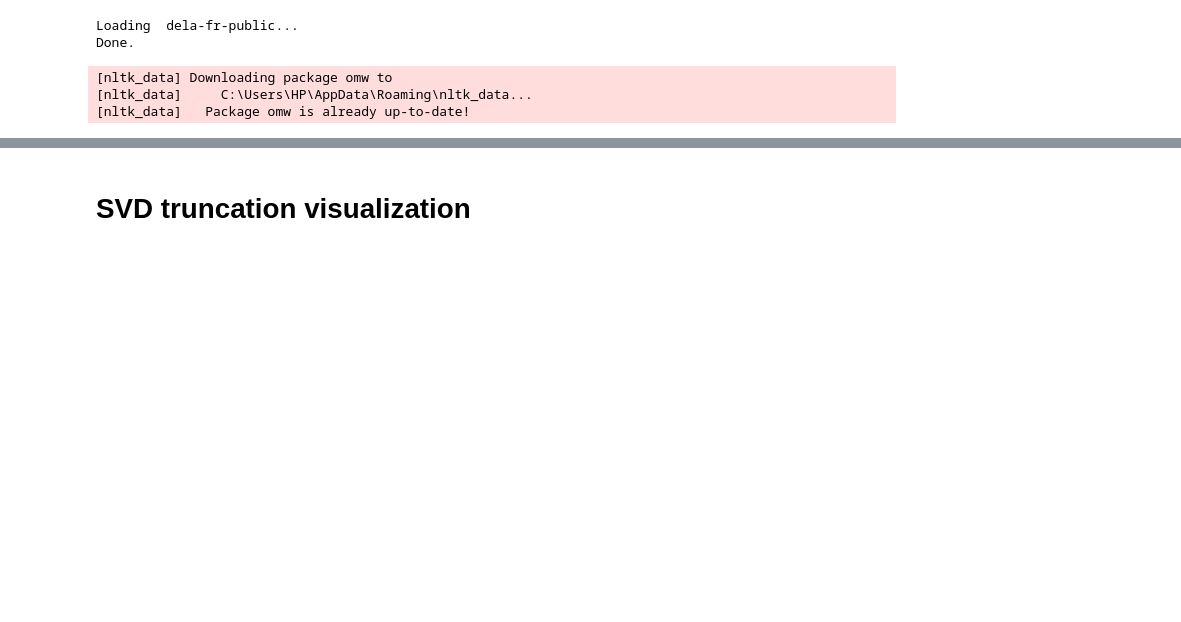
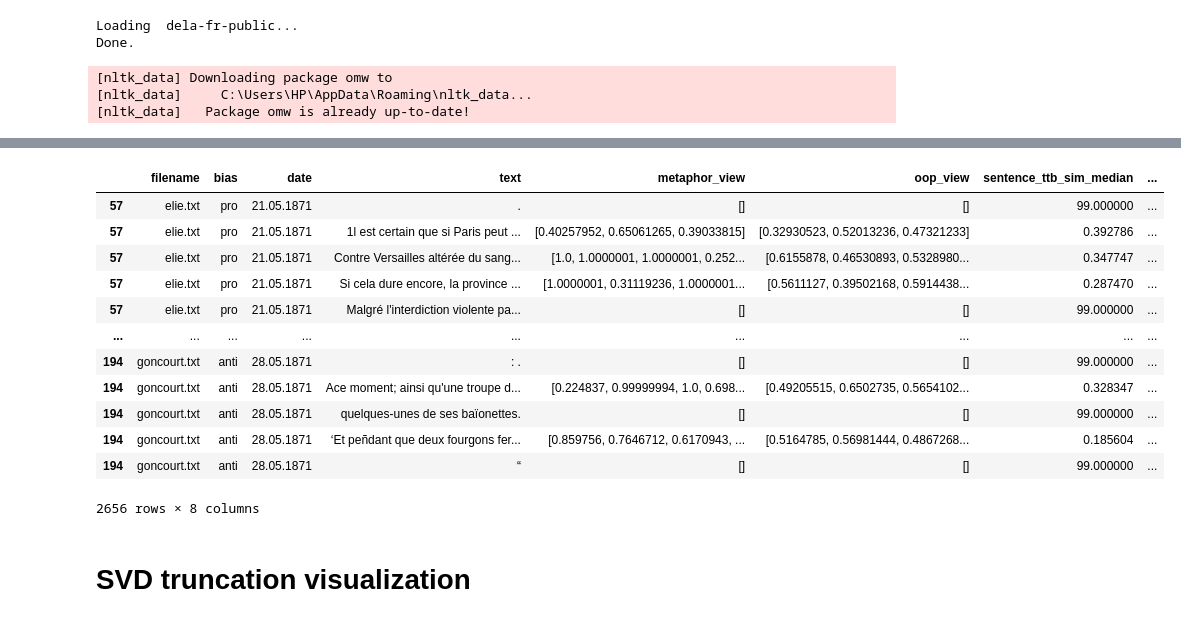
Before and after one commit to shayayan/commune_memoirs_epfl_dh412, a Jupyter notebook: memoir_cleaning.ipynb, the cells around one changed output, grey strips where cells are left out. Cells and saved outputs as stored; diff of their text form; code cells hidden in the pictures; blank space fills up the shorter version.

```diff
--- a/memoir_cleaning.ipynb
+++ b/memoir_cleaning.ipynb
@@ -667,0 +800,9 @@ df_attempt
+# %%
+# It's a rather crude tool. Let's adapt it for the semaine sanglante timeline
+# Pull in processed memoirs
+with open('memoirs_preprocessed_date_view.pkl', 'rb') as f:
+    commune_memoirs_date_view = pickle.load(f)
+commune_memoirs_date_view = commune_memoirs_date_view[commune_memoirs_date_view["date"].str.contains(".05.")]
+commune_memoirs_date_view = commune_memoirs_date_view[commune_memoirs_date_view["date"].str.contains("21|22|23|24|25|26|27|28")]
+commune_memoirs_date_view["text"] = commune_memoirs_date_view["processed_text"].str.split("<PB>|<SB>")
+commune_memoirs_date_view = commune_memoirs_date_view.explode("text")
@@ -668,3 +885,27 @@ df_attempt
+# %%
+from helpers import *
+date_view_sentence_evaluation['sentence_ttb_sim_median'] = date_view_sentence_evaluation["metaphor_view"].apply(median)
+date_view_sentence_evaluation['sentence_ttb_sim_min'] = date_view_sentence_evaluation["metaphor_view"].apply(min)
+date_view_sentence_evaluation['sentence_ttb_sim_pctile'] = date_view_sentence_evaluation["metaphor_view"].apply(pctile)
+date_view_sentence_evaluation['sentence_tts_sim_median'] = date_view_sentence_evaluation["oop_view"].apply(median)
+date_view_sentence_evaluation['sentence_tts_sim_min'] = date_view_sentence_evaluation["oop_view"].apply(min)
+date_view_sentence_evaluation['sentence_tts_sim_pctile'] = date_view_sentence_evaluation["oop_view"].apply(pctile)
+# %%
+date_view_sentence_evaluation
+# %% [output]
+|  | filename | bias | date | text | metaphor_view | oop_view | sentence_ttb_sim_median | ... |
+| 57 | elie.txt | pro | 21.05.1871 | . | [] | [] | 99.000000 | ... |
+| 57 | elie.txt | pro | 21.05.1871 | 1l est certain que si Paris peut ... | [0.40257952, 0.65061265, 0.39033815] | [0.32930523, 0.52013236, 0.47321233] | 0.392786 | ... |
+| 57 | elie.txt | pro | 21.05.1871 | Contre Versailles altérée du sang... | [1.0, 1.0000001, 1.0000001, 0.252... | [0.6155878, 0.46530893, 0.5328980... | 0.347747 | ... |
+| 57 | elie.txt | pro | 21.05.1871 | Si cela dure encore, la province ... | [1.0000001, 0.31119236, 1.0000001... | [0.5611127, 0.39502168, 0.5914438... | 0.287470 | ... |
+| 57 | elie.txt | pro | 21.05.1871 | Malgré l'interdiction violente pa... | [] | [] | 99.000000 | ... |
+| ... | ... | ... | ... | ... | ... | ... | ... | ... |
+| 194 | goncourt.txt | anti | 28.05.1871 | : . | [] | [] | 99.000000 | ... |
+| 194 | goncourt.txt | anti | 28.05.1871 | Ace moment; ainsi qu'une troupe d... | [0.224837, 0.99999994, 1.0, 0.698... | [0.49205515, 0.6502735, 0.5654102... | 0.328347 | ... |
+| 194 | goncourt.txt | anti | 28.05.1871 | quelques-unes de ses baïonettes. | [] | [] | 99.000000 | ... |
+| 194 | goncourt.txt | anti | 28.05.1871 | ‘Et peñdant que deux fourgons fer... | [0.859756, 0.7646712, 0.6170943, ... | [0.5164785, 0.56981444, 0.4867268... | 0.185604 | ... |
+| 194 | goncourt.txt | anti | 28.05.1871 | “ | [] | [] | 99.000000 | ... |
+2656 rows × 8 columns
 # %% [markdown]
 # SVD truncation visualization
 # %%
```
Also changed, not shown: parts of 24 cells of this notebook, 2 other files.
